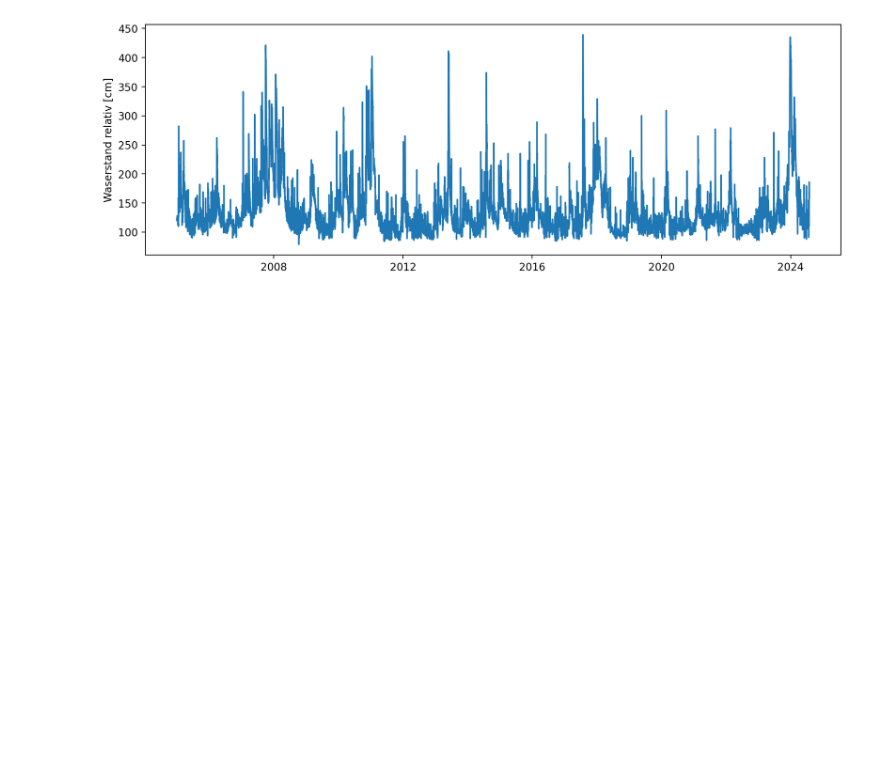
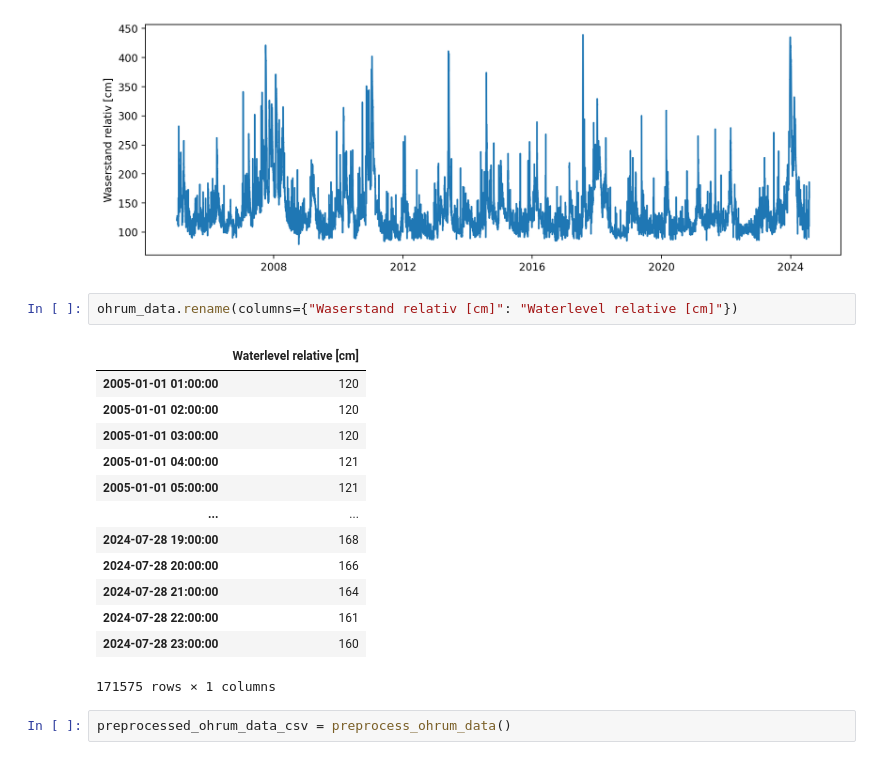
Before and after one commit to AquaStream/waterlevels_oker, a Jupyter notebook: notebooks/01-EDA.ipynb, the cells around one changed output. Drawn from its saved outputs; the diff is of its cells as text; blank space fills up the shorter version.

Commit message:
eda ohrum data

```diff
--- a/notebooks/01-EDA.ipynb
+++ b/notebooks/01-EDA.ipynb
@@ -247,3 +247,21 @@ sns.lineplot(ohrum_data["Waserstand relativ [cm]"], ax=ax)
 # %% [output]
 <Axes: ylabel='Waserstand relativ [cm]'>
 [figure]
+# %%
+ohrum_data.rename(columns={"Waserstand relativ [cm]": "Waterlevel relative [cm]"})
+# %% [output]
+|  | Waterlevel relative [cm] |
+| 2005-01-01 01:00:00 | 120 |
+| 2005-01-01 02:00:00 | 120 |
+| 2005-01-01 03:00:00 | 120 |
+| 2005-01-01 04:00:00 | 121 |
+| 2005-01-01 05:00:00 | 121 |
+| ... | ... |
+| 2024-07-28 19:00:00 | 168 |
+| 2024-07-28 20:00:00 | 166 |
+| 2024-07-28 21:00:00 | 164 |
+| 2024-07-28 22:00:00 | 161 |
+| 2024-07-28 23:00:00 | 160 |
+171575 rows × 1 columns
+# %%
+preprocessed_ohrum_data_csv = preprocess_ohrum_data()
```
Also changed, not shown: parts of 6 cells of this notebook.
